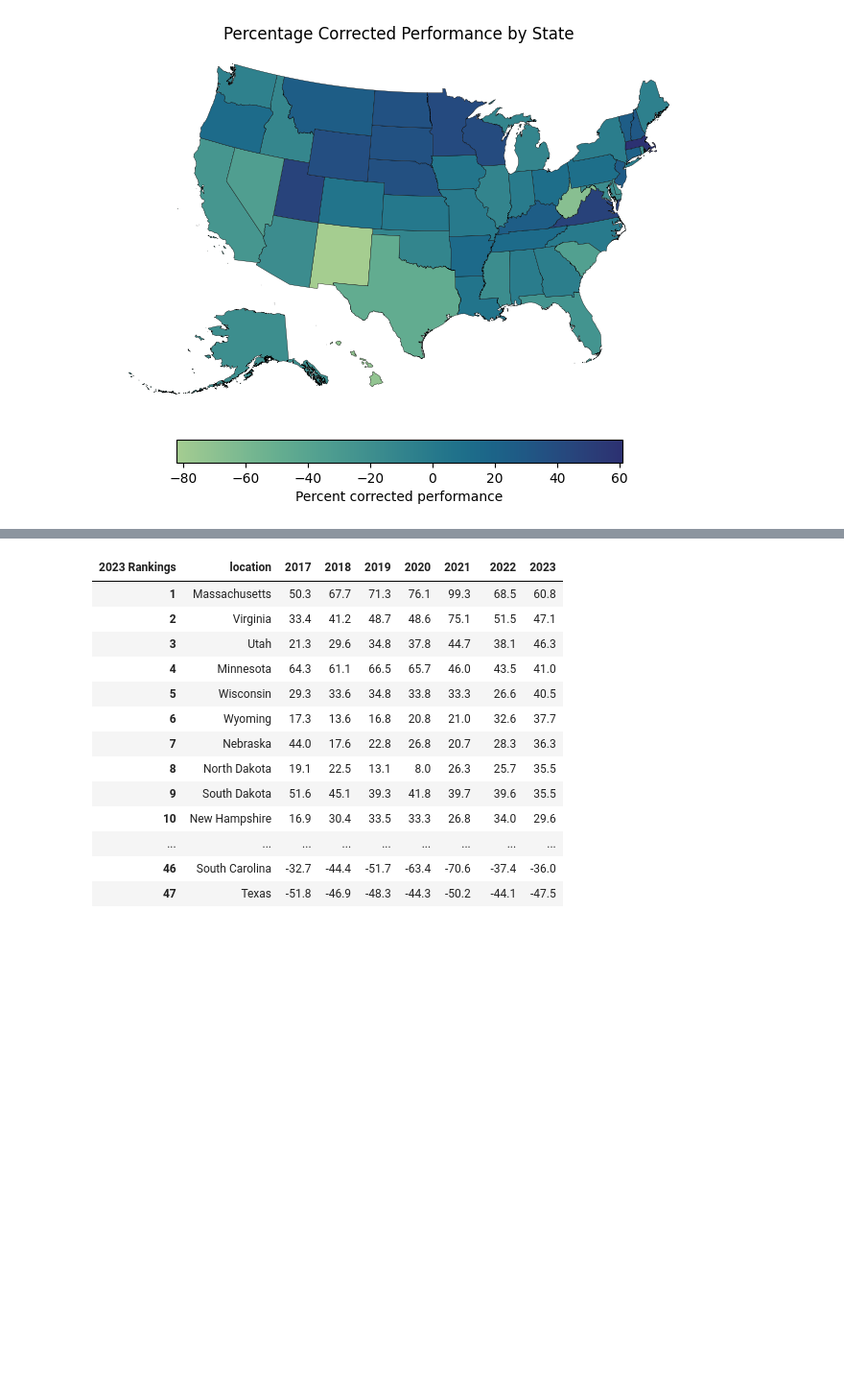
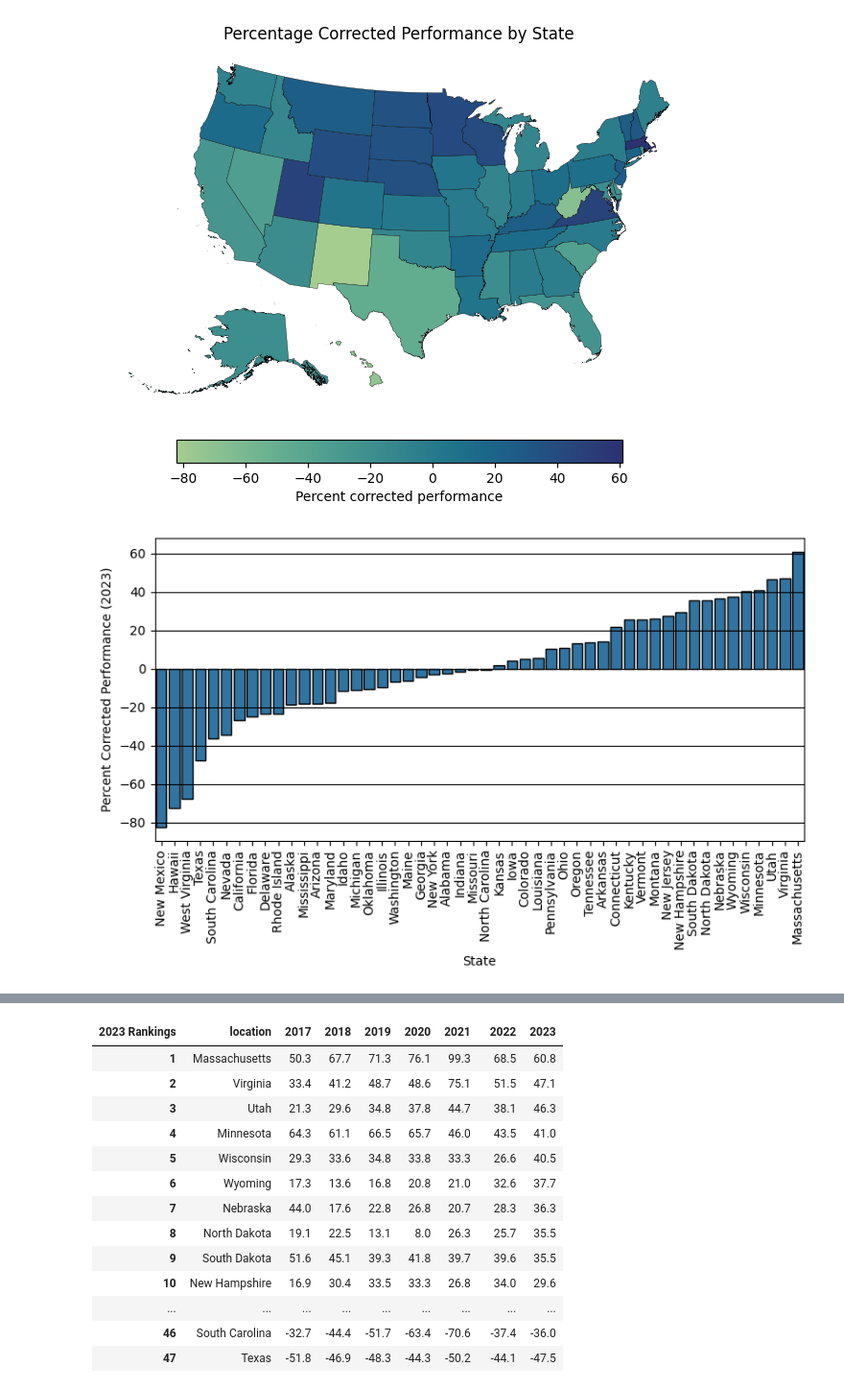
Before and after one commit to robcli/education, a Jupyter notebook: final.ipynb, the cells around one changed output, grey strips where cells are left out. Shown at 96% size. Drawn from its saved outputs; the diff is of its cells as text; code cells hidden in the pictures; blank space fills up the shorter version.

```diff
--- a/final.ipynb
+++ b/final.ipynb
@@ -371,3 +393,25 @@ plt.title("Percentage Corrected Performance by State")
 ax.set_axis_off()
 # %% [output]
 [figure]
+# %%
+non_states = ["District of Columbia", "United States"]
+barplot_df = (combined_corrected_scores.query("year==2023")
+              .query("location not in @non_states")
+              .sort_values("anom_c").
+              reset_index(drop=True))
+barplot_df
+
+fig, ax = plt.subplots(figsize=(8,5), layout="tight")
+
+sns.barplot(data=barplot_df,
+            x=barplot_df.index,
+            y="anom_c",
+            edgecolor="black")
+plt.grid(color="black", axis="y")
+ax.set_xticks(barplot_df.index)
+ax.set_xticklabels(barplot_df["location"], rotation=90)
+ax.set_ylabel("Percent Corrected Performance (2023)")
+ax.set_xlabel("State")
+plt.show()
+# %% [output]
+[figure, added]
```
Also changed, not shown: parts of 4 cells of this notebook, 8 other files.
